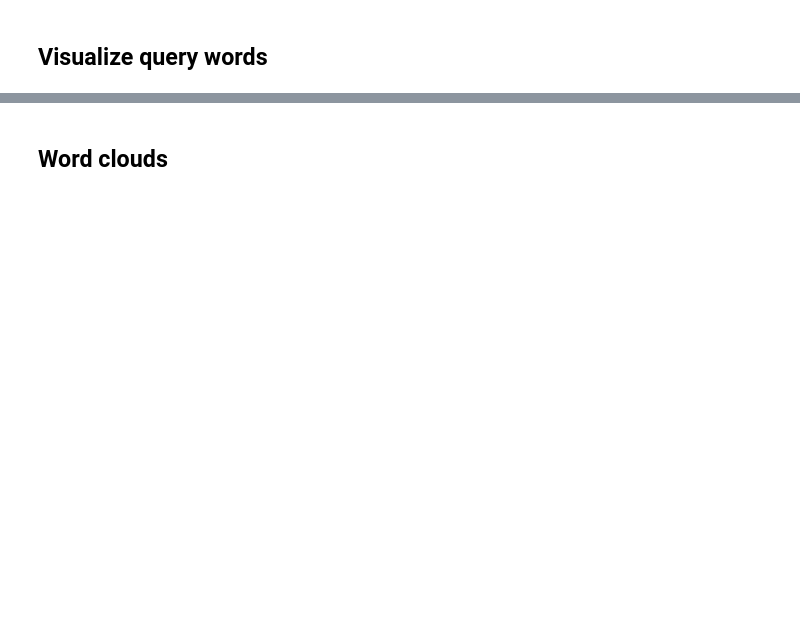
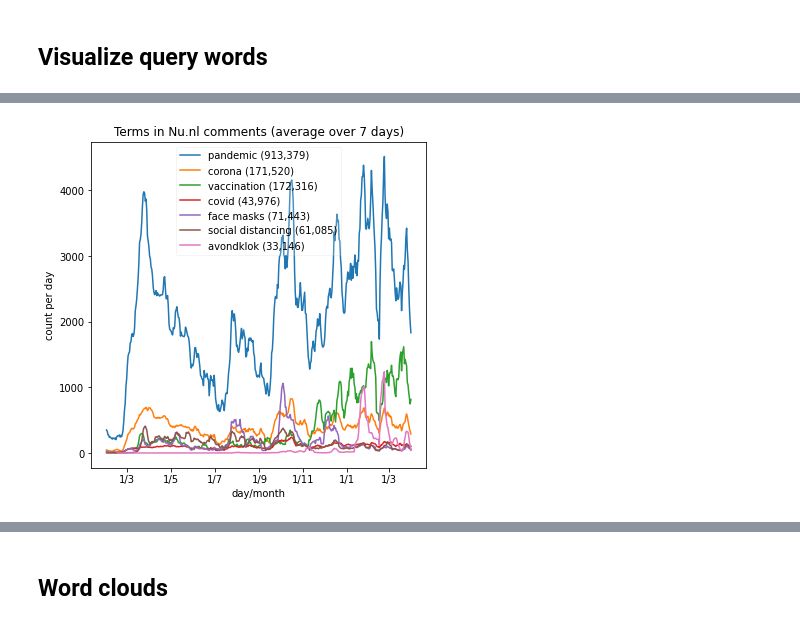
Before and after one commit to puregome/notebooks, a Jupyter notebook: nunl-convert-data.ipynb, the cells around one changed output, grey strips where cells are left out. Cells and saved outputs as stored; diff of their text form; code cells hidden in the pictures; blank space fills up the shorter version.

```diff
--- a/nunl-convert-data.ipynb
+++ b/nunl-convert-data.ipynb
@@ -245,23 +266,25 @@ def makeLabel(name,count):
 # %%
 PLOTFILENAME = "term-frequency-nunl.png"
 PLOTTOPICS = [PANDEMIC, "corona", "vaccin", "covid", "mondkapje", DISTANCE, "avondklok"]
 FIRSTDATE = "20200201"
-FINALDATE = "20210131"
+FINALDATE = "20210331"
 
 fig,ax = plt.subplots(figsize=(6,6))
 for query in PLOTTOPICS:
     try:
         x = [datetime.datetime.strptime(d,DATEFORMATDAY) for d in queryCounts7[query] if d >= FIRSTDATE and d <= FINALDATE]
         y = [queryCounts7[query][d] for d in queryCounts7[query] if d >= FIRSTDATE and d <= FINALDATE]
         plt.plot_date(x,y,fmt="-",label=makeLabel(query,totals[query]))
     except: pass
 plt.xlabel("day/month")
 plt.ylabel("count per day")
 plt.title(f"Terms in Nu.nl comments (average over {WEEKSIZE} days)")
 plt.legend(framealpha=0.2,loc="upper center")
 ax.xaxis.set_major_formatter(mdates.DateFormatter("%-d/%-m"))
 plt.savefig(PLOTFILENAME)
 plt.show()
+# %% [output]
+[figure, added]
 # %%
 NBROFCOMBINEDITEMS = 7
 
```
Also changed, not shown: parts of 9 cells of this notebook, 3 other files.
